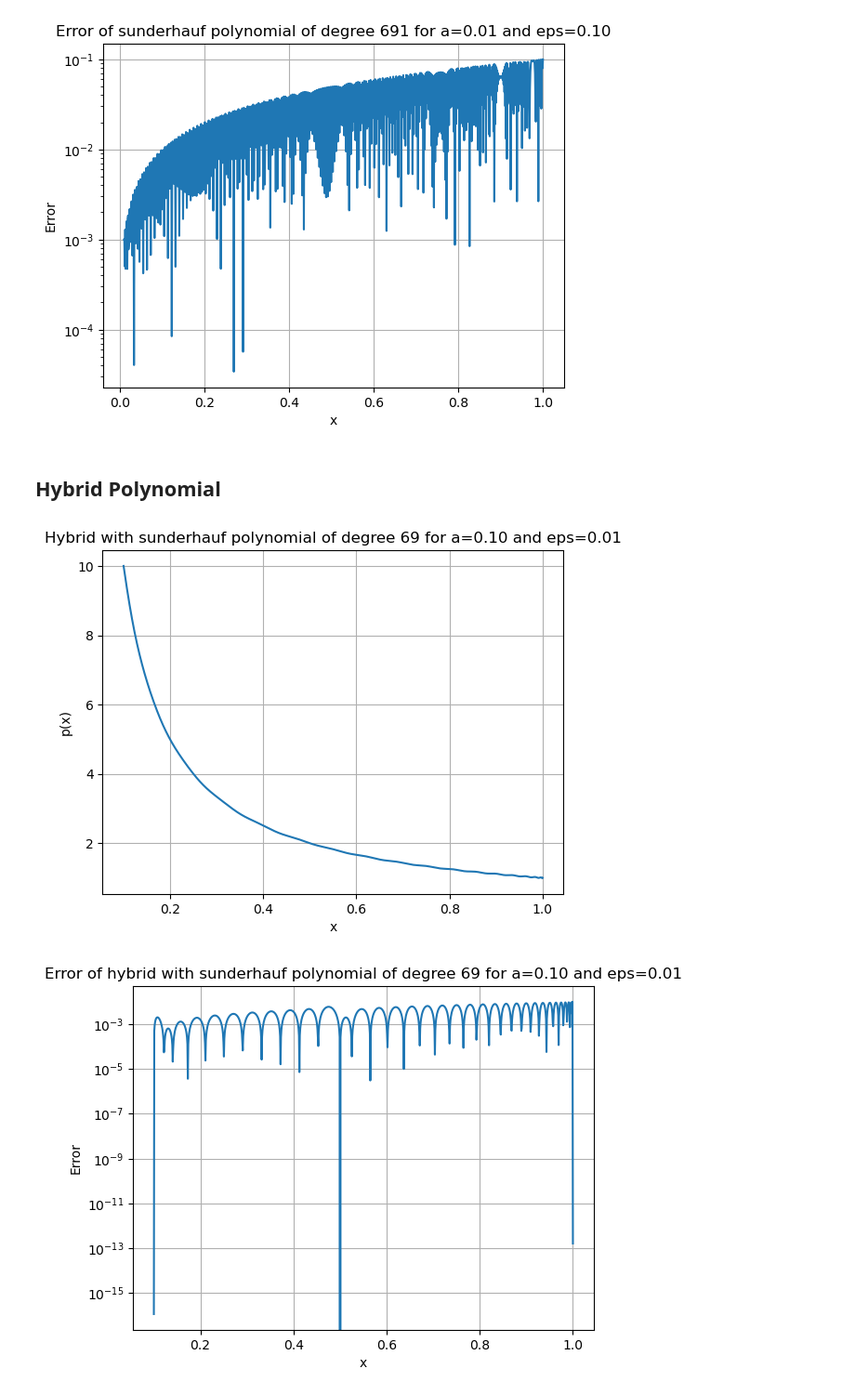
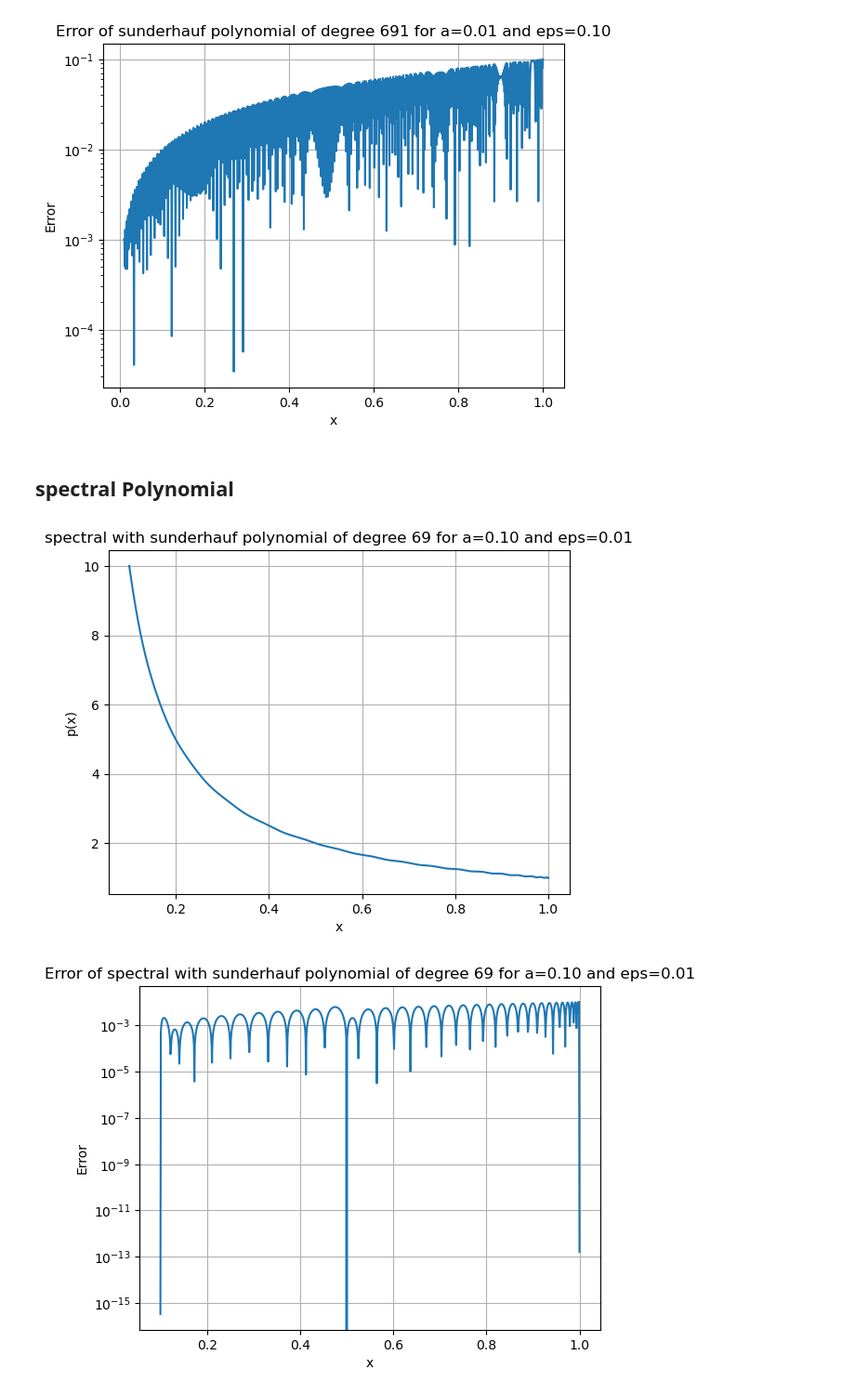
Before and after one commit to UW-ERSL/SpectralCorrectionQSVT, a Jupyter notebook: tutorial.ipynb, the cells around one changed output. Shown at 93% size. Cells and saved outputs as stored; diff of their text form; code cells hidden in the pictures.

Commit message:
Changed Hybrid to Spectral

```diff
--- a/tutorial.ipynb
+++ b/tutorial.ipynb
@@ -39,42 +39,42 @@ plt.show()
 [figure]
 [figure]
 # %% [markdown]
-## Hybrid Polynomial
+## spectral Polynomial
 # %%
 kappa = 10
 eps = 0.01
 K = 3
 lam = np.array([1/kappa, 0.5, 1])
 basePolynomial  = 'sunderhauf' # 'remez' or 'mang' or 'sunderhauf'
 polyClass = BASE_POLYS[basePolynomial.lower()]
 
 degree   = polyClass.mindegree(eps, 1/kappa)
 poly = polyClass.poly(degree, 1/kappa)
 
-corr = hybrid_correction(poly,lam)
+corr = spectral_correction(poly,lam)
 coef_H       = poly.coef.copy()
 coef_H[1::2] += corr
-hybrid_poly = Chebyshev(coef_H)
+spectral_poly = Chebyshev(coef_H)
 
 
 x = np.union1d(np.linspace(1/kappa, 1.0, 1000), lam)
-y = hybrid_poly(x)
+y = spectral_poly(x)
 plt.plot(x, y)
 plt.xlabel('x')
 plt.ylabel('p(x)')
-plt.title(f'Hybrid with {basePolynomial} polynomial of degree {degree} for a={1/kappa:.2f} and eps={eps:.2f}')
+plt.title(f'spectral with {basePolynomial} polynomial of degree {degree} for a={1/kappa:.2f} and eps={eps:.2f}')
 plt.grid()
 plt.show()
 
-error = np.abs(x * hybrid_poly(x) - 1.0)
+error = np.abs(x * spectral_poly(x) - 1.0)
 plt.plot(x, error)
 plt.xlabel('x')
 plt.ylabel('Error')
-plt.title(f'Error of hybrid with {basePolynomial} polynomial of degree {degree} for a={1/kappa:.2f} and eps={eps:.2f}')
+plt.title(f'Error of spectral with {basePolynomial} polynomial of degree {degree} for a={1/kappa:.2f} and eps={eps:.2f}')
 plt.yscale('log')
 plt.grid()
 plt.show()
 # %% [output]
-[figure, old version]
+[figure, new version]
-[figure, old version]
+[figure, new version]
 # %% [markdown]
```
Also changed, not shown: parts of 7 cells of this notebook, 3 other files.
